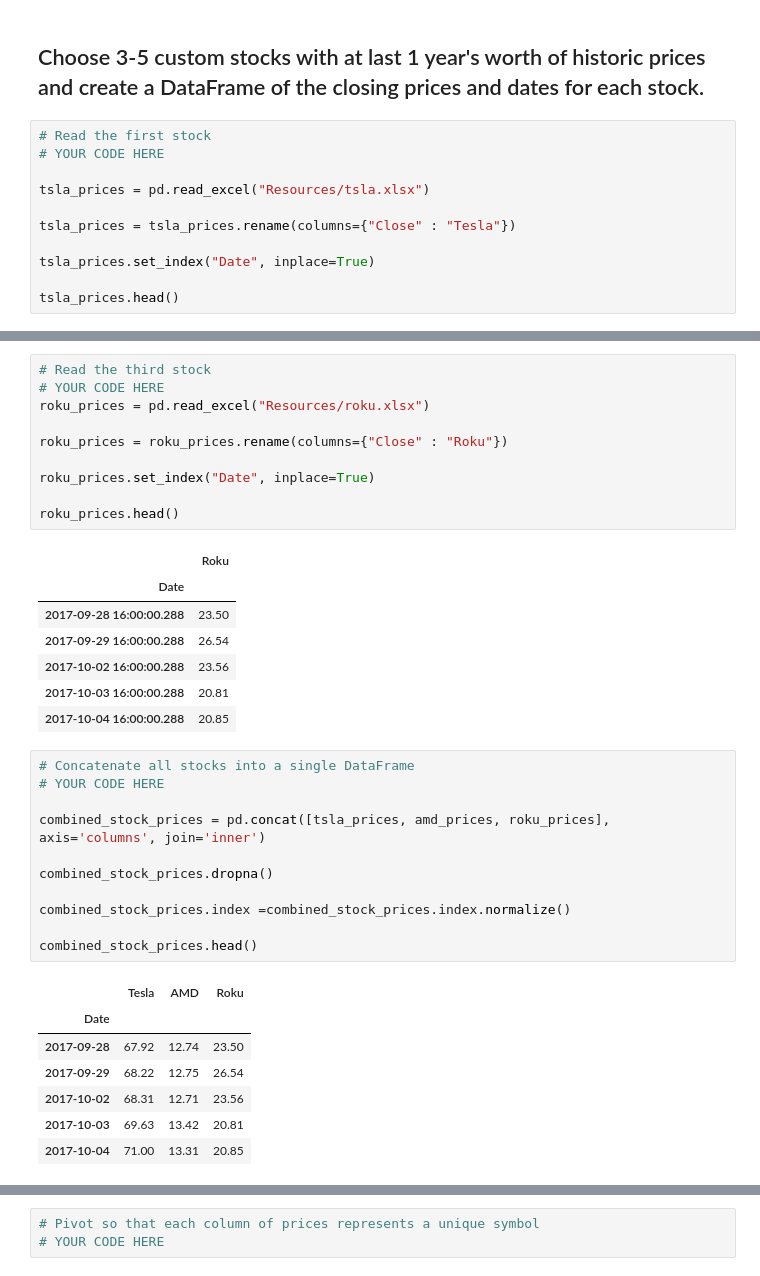
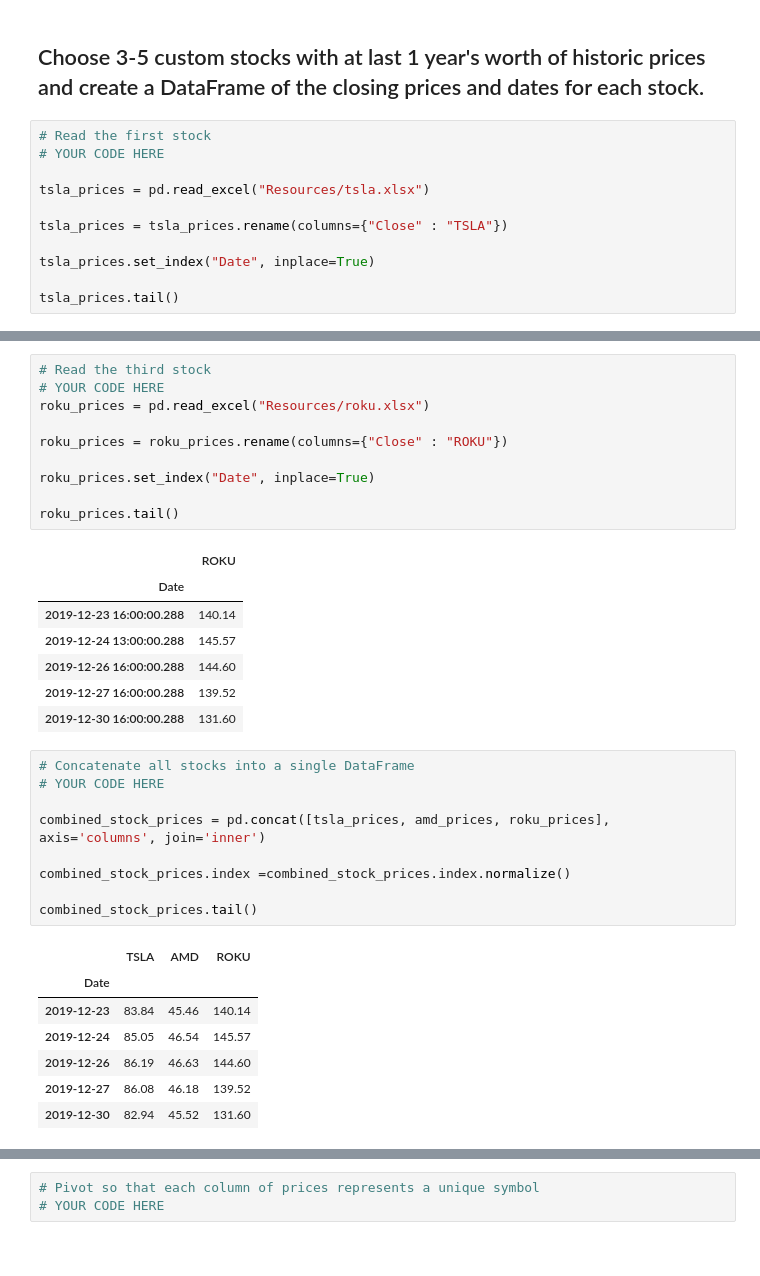
Before and after one commit to dbogatic/jupyter-homework, a Jupyter notebook: whale_analysis.ipynb, the cells around one changed output, grey strips where cells are left out. Drawn from its saved outputs; the diff is of its cells as text.

```diff
--- a/whale_analysis.ipynb
+++ b/whale_analysis.ipynb
@@ -434,9 +434,9 @@ In this section, you will build your own portfolio of stocks, calculate the retu
 
 tsla_prices = pd.read_excel("Resources/tsla.xlsx")
 
-tsla_prices = tsla_prices.rename(columns={"Close" : "Tesla"})
+tsla_prices = tsla_prices.rename(columns={"Close" : "TSLA"})
 
 tsla_prices.set_index("Date", inplace=True)
 
-tsla_prices.head()
+tsla_prices.tail()
 # %% [output]
@@ -470,38 +470,36 @@ amd_prices.head()
 # YOUR CODE HERE
 roku_prices = pd.read_excel("Resources/roku.xlsx")
 
-roku_prices = roku_prices.rename(columns={"Close" : "Roku"})
+roku_prices = roku_prices.rename(columns={"Close" : "ROKU"})
 
 roku_prices.set_index("Date", inplace=True)
 
-roku_prices.head()
+roku_prices.tail()
 # %% [output]
-|  | Roku |
+|  | ROKU |
 | Date |  |
-| 2017-09-28 16:00:00.288 | 23.50 |
-| 2017-09-29 16:00:00.288 | 26.54 |
-| 2017-10-02 16:00:00.288 | 23.56 |
-| 2017-10-03 16:00:00.288 | 20.81 |
-| 2017-10-04 16:00:00.288 | 20.85 |
+| 2019-12-23 16:00:00.288 | 140.14 |
+| 2019-12-24 13:00:00.288 | 145.57 |
+| 2019-12-26 16:00:00.288 | 144.60 |
+| 2019-12-27 16:00:00.288 | 139.52 |
+| 2019-12-30 16:00:00.288 | 131.60 |
 # %%
 # Concatenate all stocks into a single DataFrame
 # YOUR CODE HERE
 
 combined_stock_prices = pd.concat([tsla_prices, amd_prices, roku_prices], axis='columns', join='inner')
 
-combined_stock_prices.dropna()
-
 combined_stock_prices.index =combined_stock_prices.index.normalize()
 
-combined_stock_prices.head()
+combined_stock_prices.tail()
 # %% [output]
-|  | Tesla | AMD | Roku |
+|  | TSLA | AMD | ROKU |
 | Date |  |  |  |
-| 2017-09-28 | 67.92 | 12.74 | 23.50 |
-| 2017-09-29 | 68.22 | 12.75 | 26.54 |
-| 2017-10-02 | 68.31 | 12.71 | 23.56 |
-| 2017-10-03 | 69.63 | 13.42 | 20.81 |
-| 2017-10-04 | 71.00 | 13.31 | 20.85 |
+| 2019-12-23 | 83.84 | 45.46 | 140.14 |
+| 2019-12-24 | 85.05 | 46.54 | 145.57 |
+| 2019-12-26 | 86.19 | 46.63 | 144.60 |
+| 2019-12-27 | 86.08 | 46.18 | 139.52 |
+| 2019-12-30 | 82.94 | 45.52 | 131.60 |
 # %%
 # Reset the index
 # YOUR CODE HERE
```
Also changed, not shown: parts of 5 cells of this notebook, 1 other file.
